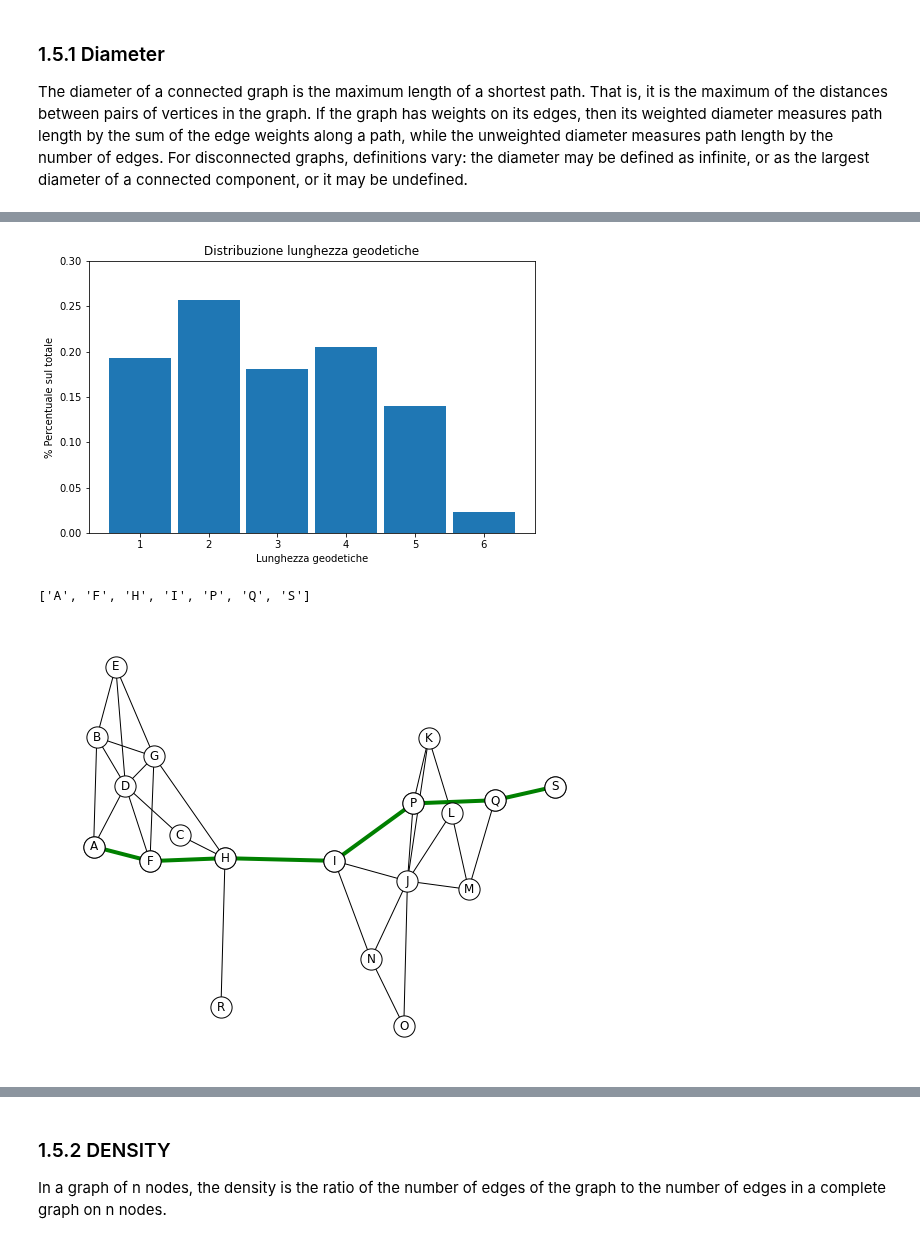
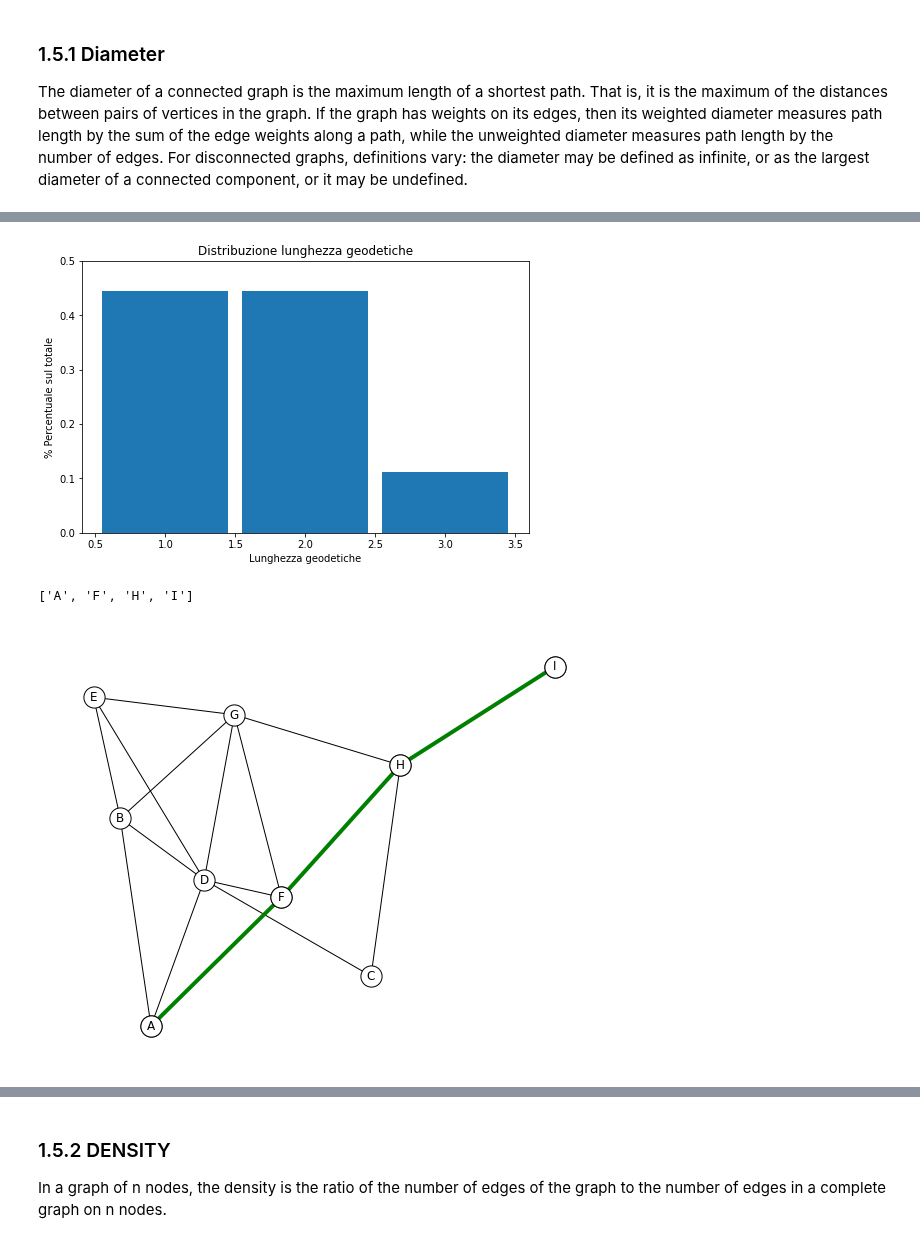
Before and after one commit to alkaest2002/ABGrid, a Jupyter notebook: materials/course 101/esercitazione.ipynb, the cells around one changed output, grey strips where cells are left out. Cells and saved outputs as stored; diff of their text form; code cells hidden in the pictures.

```diff
--- a/materials/course 101/esercitazione.ipynb
+++ b/materials/course 101/esercitazione.ipynb
@@ -105,6 +106,7 @@ ax3.set_title("Percorso tra A e C");
 # carica network da file esterno
 np.random.seed(SEED)
 Ge = nx.read_edgelist("Ge.edgelist")
+Ge = Ge.subgraph(["A","B","C","D","E","F","G","H","I"])
 spring_pos = nx.spring_layout(Ge, k=K_VALUE, seed=SEED)
 circular_pos = nx.circular_layout(Ge)
 # %% [markdown]
@@ -169,38 +159,38 @@ f"diametro del network: {nx.diameter(Ge)}"
 # %%
 # VISUALIZZA DISTRIBUZIONE LUNGHEZZA DELLE GEODETICHE
 fig, ax = plt.subplots(figsize=(8,5))
 
 # dict lunghezza geodetiche
 dict_shortest = dict(nx.shortest_path_length(Ge))
 
 # appittisci dict geodetiche
 flattened_shortest = sum(map(lambda x: list(x.values()), dict_shortest.values()), [])
 flattened_shortest = [x for x in flattened_shortest if x > 0]
 
 # geodetica più lunga
 high = max(flattened_shortest)
 
 # output grafico
 bins = [0.5 + i for i in range(high + 1)]
 g = ax.hist(flattened_shortest, bins=bins, rwidth=.9, density=True)
 ax.set_title("Distribuzione lunghezza geodetiche")
 ax.set_xlabel("Lunghezza geodetiche")
 ax.set_ylabel("% Percentuale sul totale")
-ax.set_ylim(0,.3);
+ax.set_ylim(0,.5);
 # %% [output]
-[figure, old version]
+[figure, new version]
 # %%
 # GEODETICA TRA A ED S
 fig, ax = plot_network()
 
-possible_sps = list(nx.all_shortest_paths(Ge, "A", "S"))
+possible_sps = list(nx.all_shortest_paths(Ge, "A", "I"))
 first_sp = possible_sps[0]
 first_sp_edges = [ (x, first_sp[idx+1]) for idx,x in enumerate(first_sp[:-1]) ]
 
-display(list(nx.all_shortest_paths(Ge,"A","S"))[0])
+display(list(nx.all_shortest_paths(Ge,"A","I"))[0])
 nx.draw_networkx_nodes(Ge, pos=spring_pos, nodelist=first_sp, **NODE_OPTIONS, ax=ax)
 nx.draw_networkx_edges(Ge, pos=spring_pos, edgelist=first_sp_edges, edge_color="g", width=4, ax=ax);
 # %% [output]
-['A', 'F', 'H', 'I', 'P', 'Q', 'S']
+['A', 'F', 'H', 'I']
-[figure, old version]
+[figure, new version]
 # %%
```
Also changed, not shown: parts of 29 cells of this notebook.
